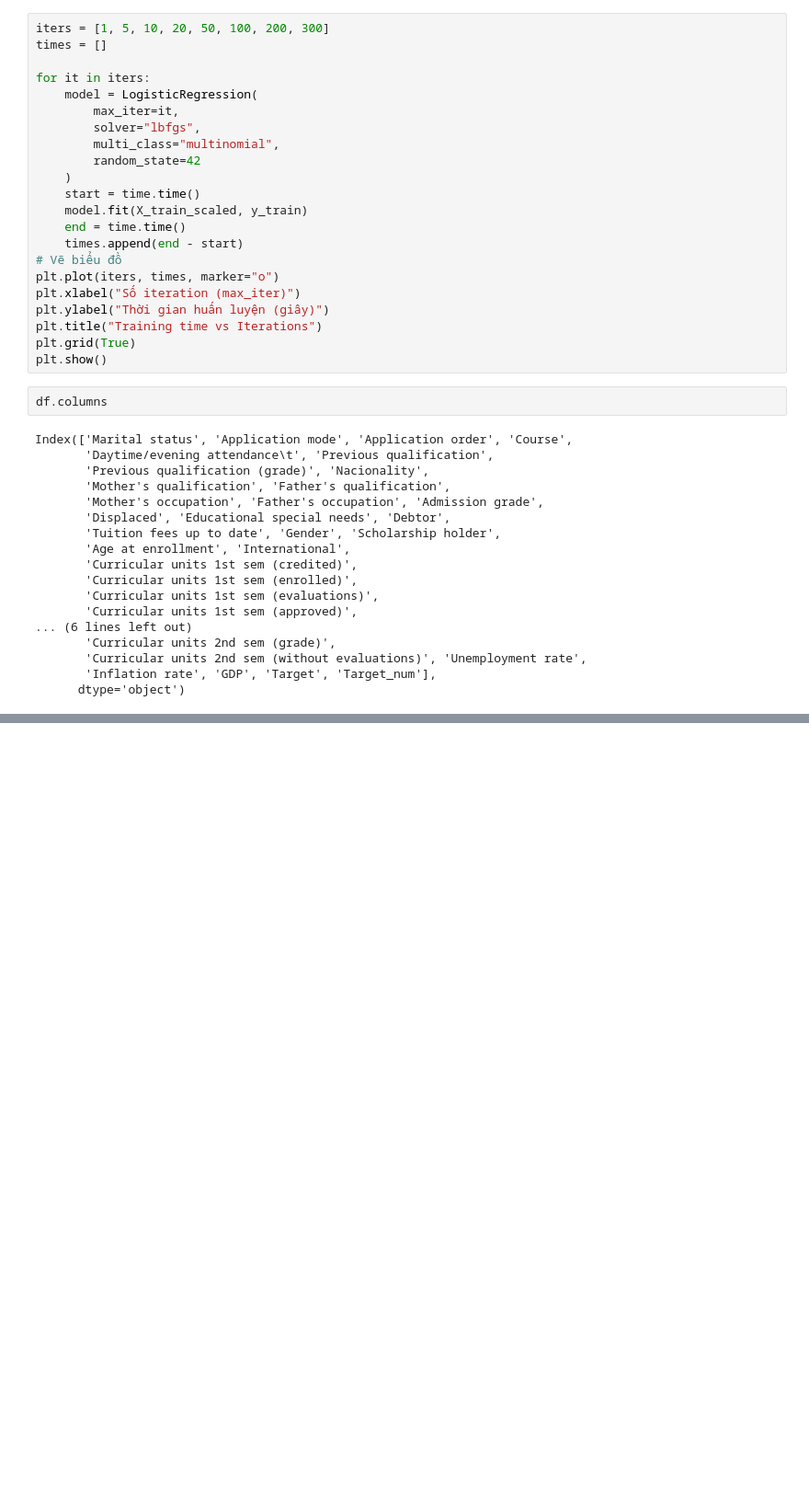
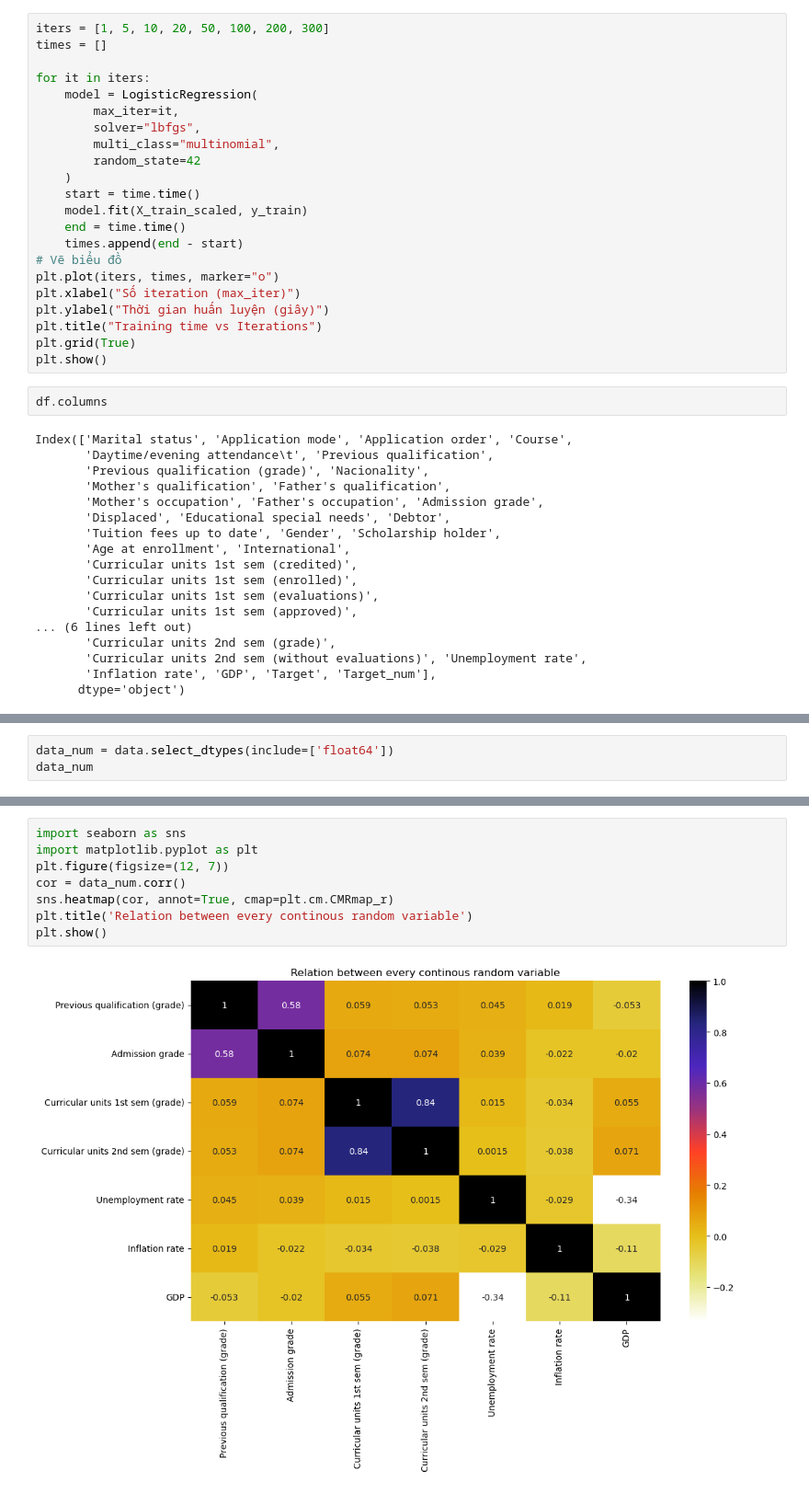
Before and after one commit to dungduong96bg/optimization-project, a Jupyter notebook: Data_clean.ipynb, the cells around one changed output, grey strips where cells are left out. Shown: that part at 92% size. Saved outputs shown, nothing was run; the diff lists cells and outputs as text; blank space fills up the shorter version.

```diff
--- a/Data_clean.ipynb
+++ b/Data_clean.ipynb
@@ -103,0 +119,3 @@ Index(['Marital status', 'Application mode', 'Application order', 'Course',
+# %%
+data_num = data.select_dtypes(include=['float64'])
+data_num
@@ -103,0 +136,10 @@ Index(['Marital status', 'Application mode', 'Application order', 'Course',
+# %%
+import seaborn as sns
+import matplotlib.pyplot as plt
+plt.figure(figsize=(12, 7))
+cor = data_num.corr()
+sns.heatmap(cor, annot=True, cmap=plt.cm.CMRmap_r)
+plt.title('Relation between every continous random variable')
+plt.show()
+# %% [output]
+[figure, added]
```
Also changed, not shown: parts of 4 cells of this notebook, 11 other files.
